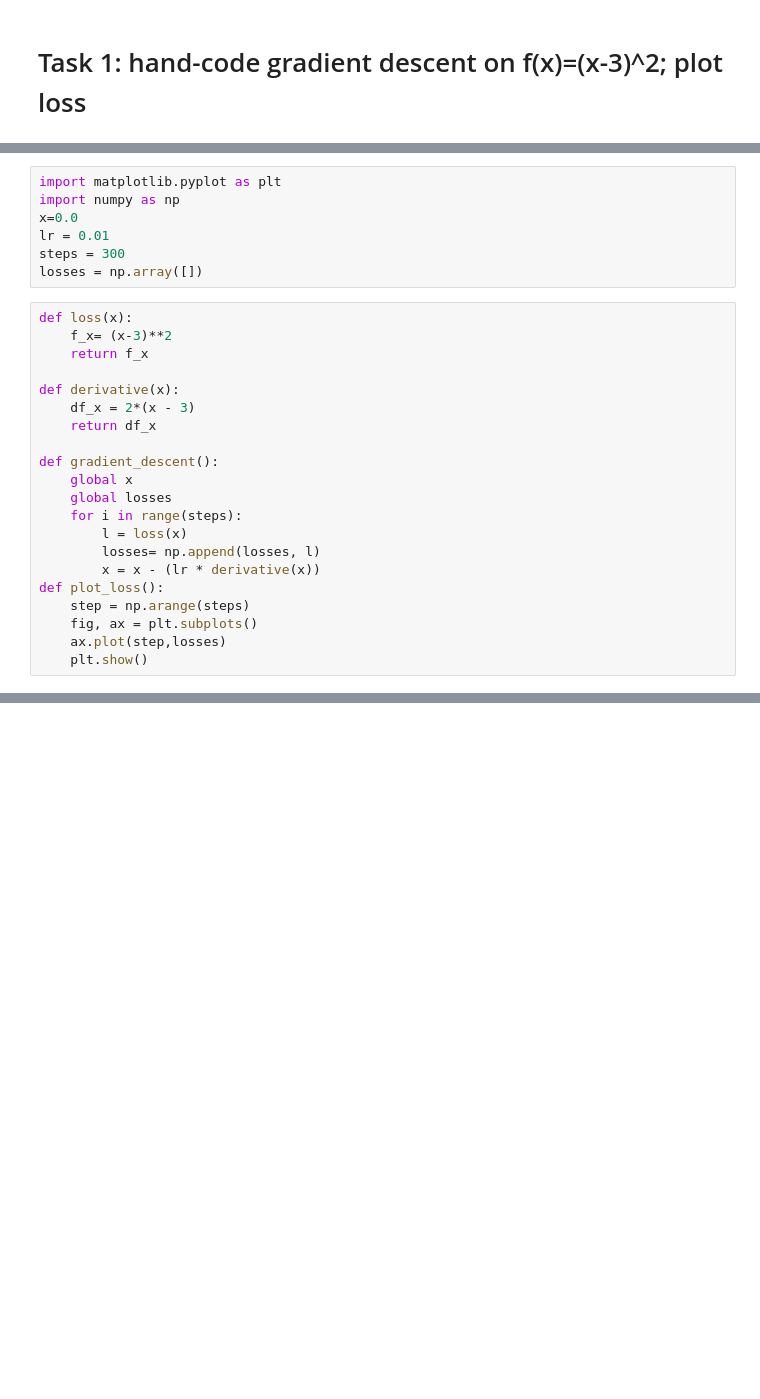
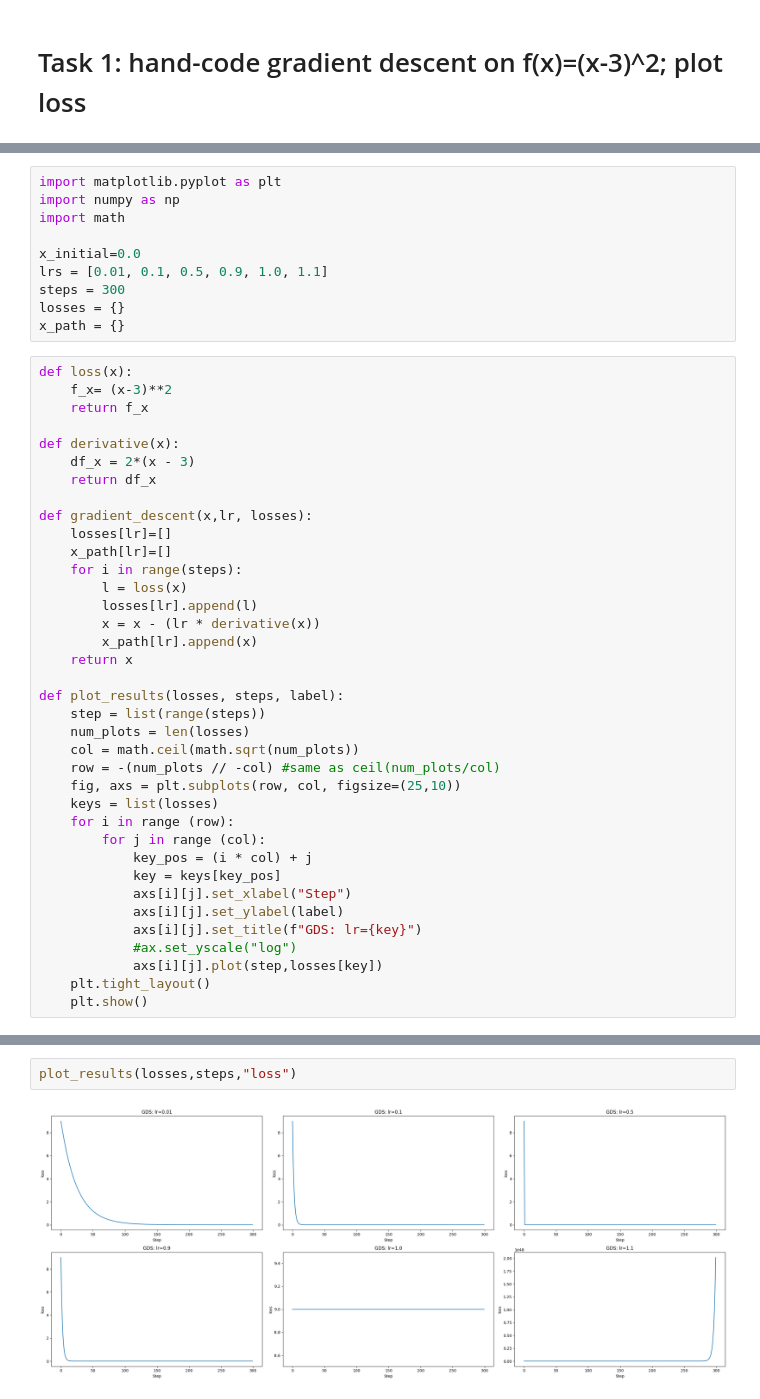
Before and after one commit to m3likaj/Learning-Amharic-OCR, a Jupyter notebook: notebooks/01_pytorch_basics.ipynb, the cells around one changed output, grey strips where cells are left out. Saved outputs shown, nothing was run; the diff lists cells and outputs as text; blank space fills up the shorter version.

```diff
--- a/notebooks/01_pytorch_basics.ipynb
+++ b/notebooks/01_pytorch_basics.ipynb
@@ -20,10 +24,13 @@ print final x
 # %%
 import matplotlib.pyplot as plt
 import numpy as np
-x=0.0
-lr = 0.01
+import math
+
+x_initial=0.0
+lrs = [0.01, 0.1, 0.5, 0.9, 1.0, 1.1]
 steps = 300
-losses = np.array([])
+losses = {}
+x_path = {}
 # %%
 def loss(x):
     f_x= (x-3)**2
@@ -33,15 +40,31 @@ def derivative(x):
     df_x = 2*(x - 3)
     return df_x
 
-def gradient_descent():
-    global x
-    global losses
+def gradient_descent(x,lr, losses):
+    losses[lr]=[]
+    x_path[lr]=[]
     for i in range(steps):
         l = loss(x)
-        losses= np.append(losses, l)
+        losses[lr].append(l)
         x = x - (lr * derivative(x))
-def plot_loss():
-    step = np.arange(steps)
-    fig, ax = plt.subplots()
-    ax.plot(step,losses)
+        x_path[lr].append(x)
+    return x
+
+def plot_results(losses, steps, label):
+    step = list(range(steps))
+    num_plots = len(losses)
+    col = math.ceil(math.sqrt(num_plots))
+    row = -(num_plots // -col) #same as ceil(num_plots/col)
+    fig, axs = plt.subplots(row, col, figsize=(25,10))
+    keys = list(losses)
+    for i in range (row):
+        for j in range (col):
+            key_pos = (i * col) + j
+            key = keys[key_pos]
+            axs[i][j].set_xlabel("Step")
+            axs[i][j].set_ylabel(label)
+            axs[i][j].set_title(f"GDS: lr={key}")
+            #ax.set_yscale("log")
+            axs[i][j].plot(step,losses[key])
+    plt.tight_layout()
     plt.show()
@@ -54,0 +85,4 @@ final x: 2.993002482996146
+# %%
+plot_results(losses,steps,"loss")
+# %% [output]
+[figure, added]
```
Also changed, not shown: parts of 3 cells of this notebook.
